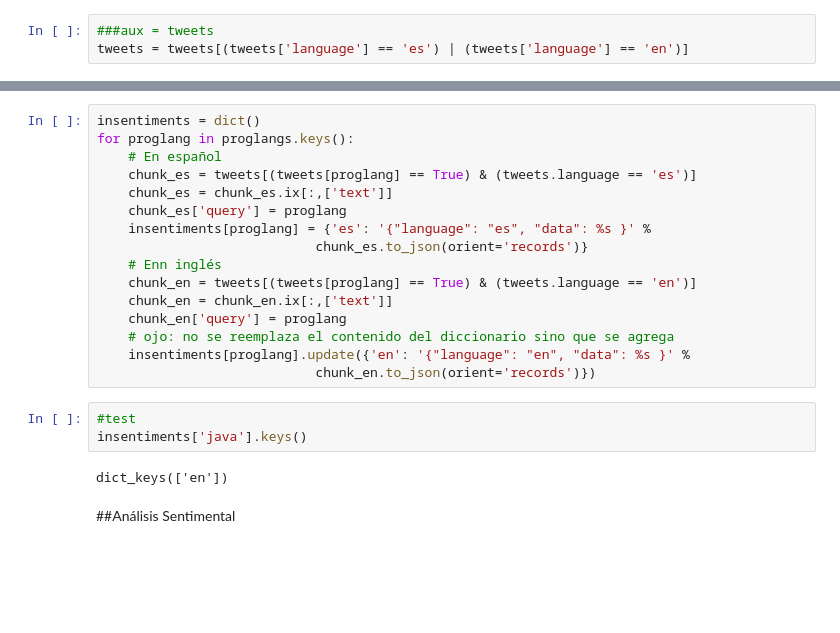
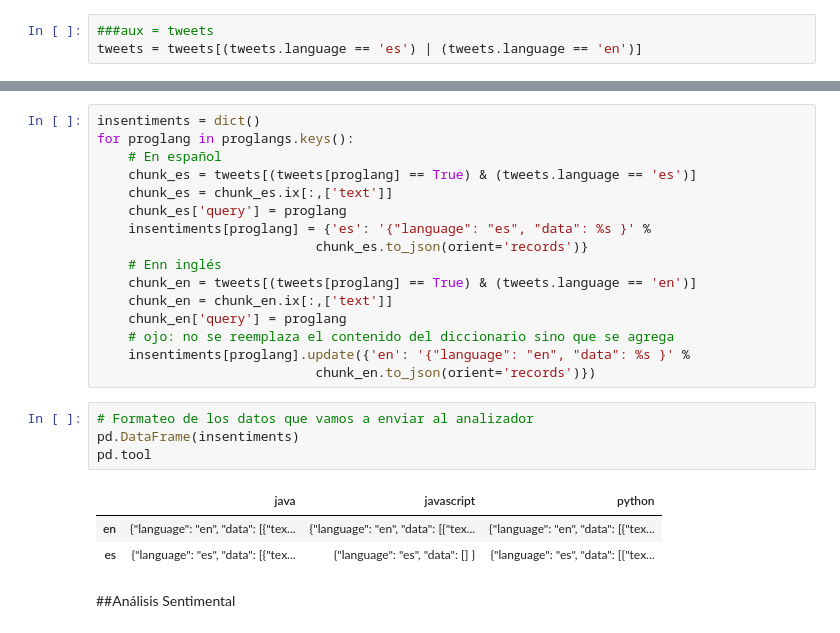
Before and after one commit to miltonlab/pyresearch, a Jupyter notebook: socialysis/paper.ipynb, the cells around one changed output, grey strips where cells are left out. Drawn from its saved outputs; the diff is of its cells as text; blank space fills up the shorter version.

```diff
--- a/socialysis/paper.ipynb
+++ b/socialysis/paper.ipynb
@@ -137,7 +137,7 @@ tweets_by_prg_lang_count[:10]
 Filtramos los lenguajes del texto  para el posterior análisis sentimental, error 'aux'
 # %%
 ###aux = tweets
-tweets = tweets[(tweets['language'] == 'es') | (tweets['language'] == 'en')]
+tweets = tweets[(tweets.language == 'es') | (tweets.language == 'en')]
 # %%
 tweets[:10]
 # %% [output]
@@ -173,11 +173,14 @@ for proglang in proglangs.keys():
     # ojo: no se reemplaza el contenido del diccionario sino que se agrega
     insentiments[proglang].update({'en': '{"language": "en", "data": %s }' %
                             chunk_en.to_json(orient='records')})
-# %%
-#test
-insentiments['java'].keys()
-# %% [output]
-dict_keys(['en'])
+# %%
+# Formateo de los datos que vamos a enviar al analizador
+pd.DataFrame(insentiments)
+pd.tool
+# %% [output]
+|  | java | javascript | python |
+| en | {"language": "en", "data": [{"tex... | {"language": "en", "data": [{"tex... | {"language": "en", "data": [{"tex... |
+| es | {"language": "es", "data": [{"tex... | {"language": "es", "data": [] } | {"language": "es", "data": [{"tex... |
 # %% [markdown]
 ##Análisis Sentimental
 # %%
```
Also changed, not shown: parts of 4 cells of this notebook.
